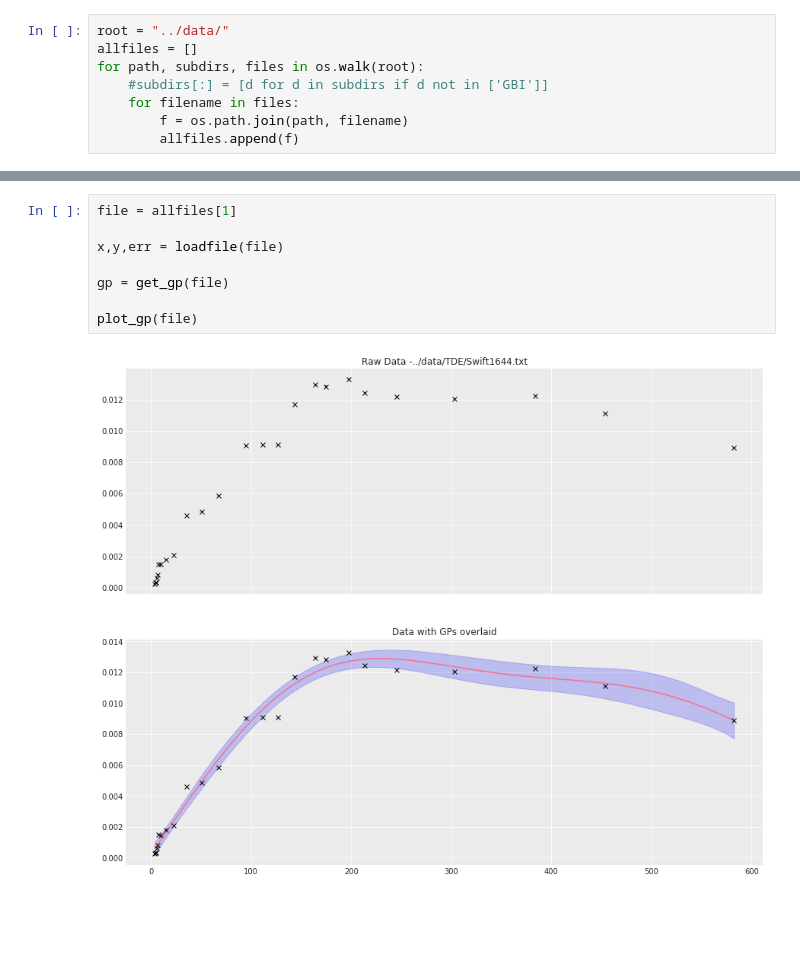
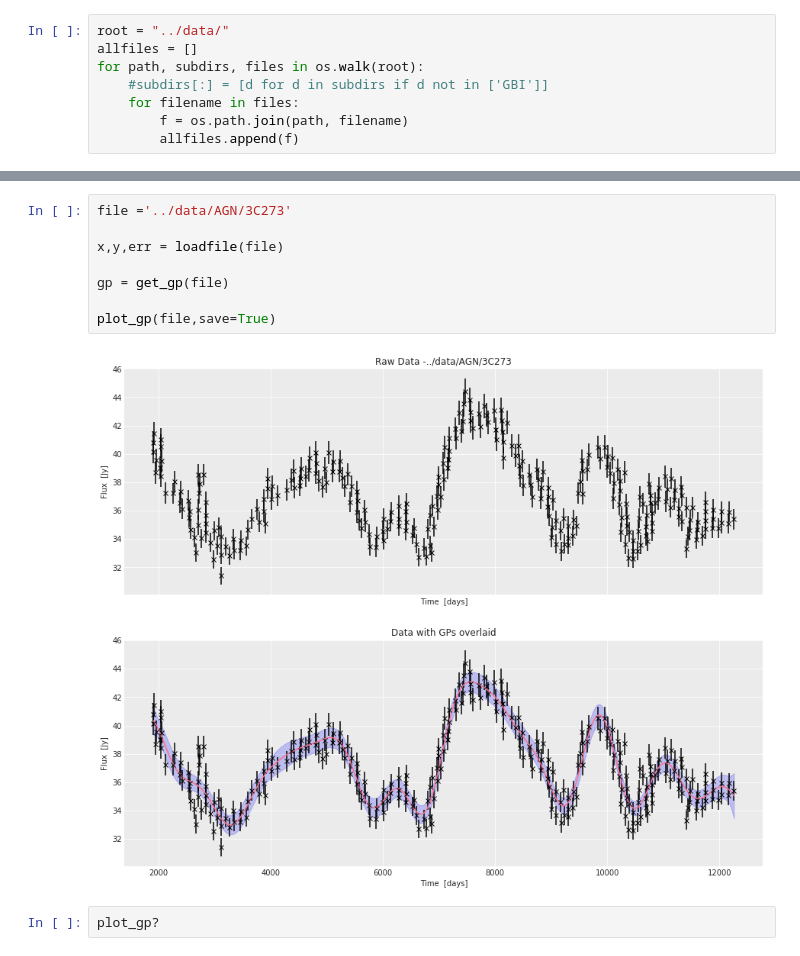
Before and after one commit to kimeels/variability-timescale-analysis-paper, a Jupyter notebook: scripts/Data_augmentation_v3.ipynb, the cells around one changed output, grey strips where cells are left out. Saved outputs shown, nothing was run; the diff lists cells and outputs as text; blank space fills up the shorter version.

Commit message:
added docstring to functions and added labels to plotting axis

```diff
--- a/scripts/Data_augmentation_v3.ipynb
+++ b/scripts/Data_augmentation_v3.ipynb
@@ -19,10 +39,12 @@ for path, subdirs, files in os.walk(root):
 # %%
-file = allfiles[1]
+file ='../data/AGN/3C273'
 
 x,y,err = loadfile(file)
 
 gp = get_gp(file)
 
-plot_gp(file)
+plot_gp(file,save=True)
 # %% [output]
-[figure, old version]
+[figure, new version]
+# %%
+plot_gp?
```
Also changed, not shown: parts of 1 cell of this notebook, 2 other files.
